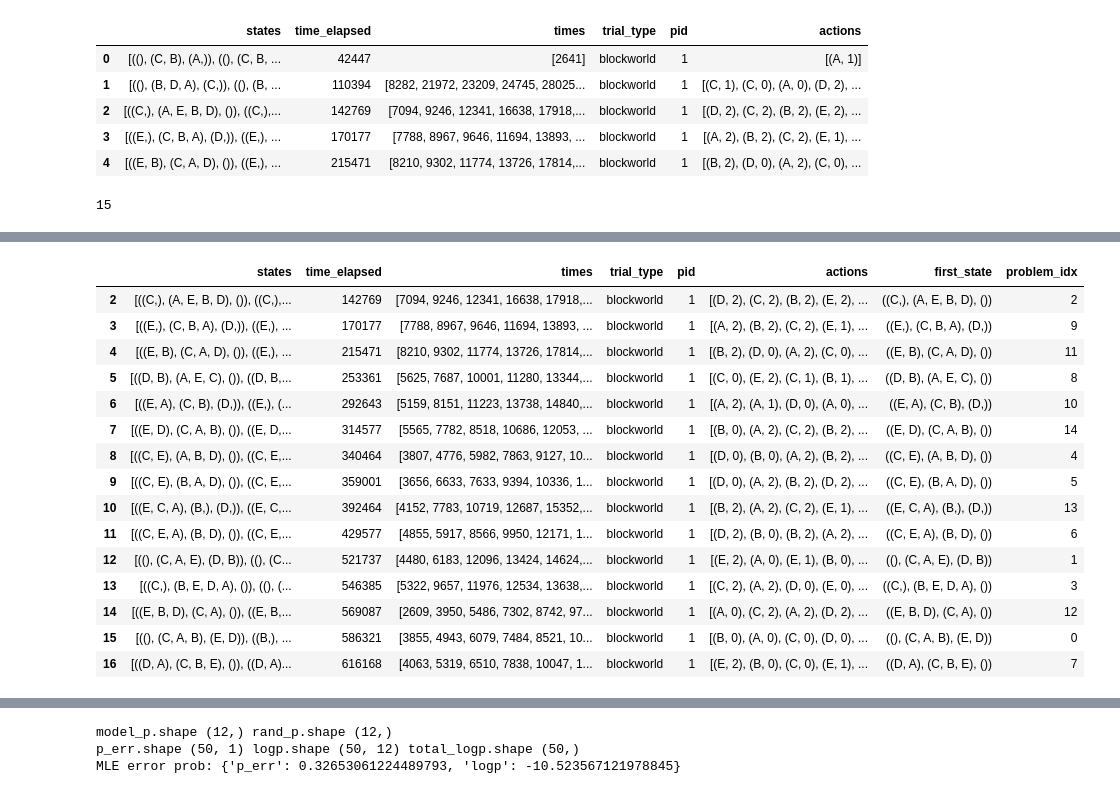
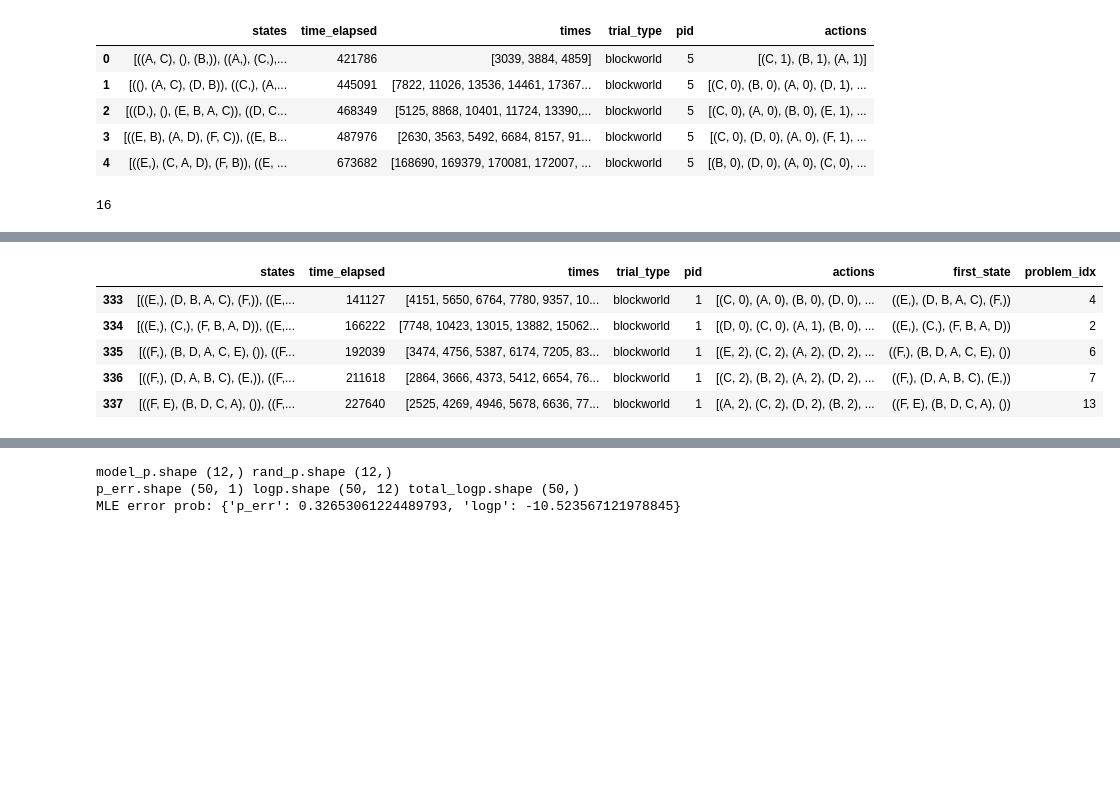
Before and after one commit to fredcallaway/multigoals, a Jupyter notebook: analysis/main.ipynb, the cells around one changed output, grey strips where cells are left out. Drawn from its saved outputs; the diff is of its cells as text; code cells hidden in the pictures; blank space fills up the shorter version.

```diff
--- a/analysis/main.ipynb
+++ b/analysis/main.ipynb
@@ -19,6 +22,6 @@ import blockworld
 import model
 # %%
 from utils import get_data
-version = '1.0'
+version = '1.1'
 data = get_data(version, '../data')
 df = data['blockworld']
@@ -96,36 +106,38 @@ df['actions'] = actions_col
 df.head()
 # %% [output]
 |  | states | time_elapsed | times | trial_type | pid | actions |
-| 0 | [((), (C, B), (A,)), ((), (C, B, ... | 42447 | [2641] | blockworld | 1 | [(A, 1)] |
-| 1 | [((), (B, D, A), (C,)), ((), (B, ... | 110394 | [8282, 21972, 23209, 24745, 28025... | blockworld | 1 | [(C, 1), (C, 0), (A, 0), (D, 2), ... |
-| 2 | [((C,), (A, E, B, D), ()), ((C,),... | 142769 | [7094, 9246, 12341, 16638, 17918,... | blockworld | 1 | [(D, 2), (C, 2), (B, 2), (E, 2), ... |
-| 3 | [((E,), (C, B, A), (D,)), ((E,), ... | 170177 | [7788, 8967, 9646, 11694, 13893, ... | blockworld | 1 | [(A, 2), (B, 2), (C, 2), (E, 1), ... |
-| 4 | [((E, B), (C, A, D), ()), ((E,), ... | 215471 | [8210, 9302, 11774, 13726, 17814,... | blockworld | 1 | [(B, 2), (D, 0), (A, 2), (C, 0), ... |
+| 0 | [((A, C), (), (B,)), ((A,), (C,),... | 421786 | [3039, 3884, 4859] | blockworld | 5 | [(C, 1), (B, 1), (A, 1)] |
+| 1 | [((), (A, C), (D, B)), ((C,), (A,... | 445091 | [7822, 11026, 13536, 14461, 17367... | blockworld | 5 | [(C, 0), (B, 0), (A, 0), (D, 1), ... |
+| 2 | [((D,), (), (E, B, A, C)), ((D, C... | 468349 | [5125, 8868, 10401, 11724, 13390,... | blockworld | 5 | [(C, 0), (A, 0), (B, 0), (E, 1), ... |
+| 3 | [((E, B), (A, D), (F, C)), ((E, B... | 487976 | [2630, 3563, 5492, 6684, 8157, 91... | blockworld | 5 | [(C, 0), (D, 0), (A, 0), (F, 1), ... |
+| 4 | [((E,), (C, A, D), (F, B)), ((E, ... | 673682 | [168690, 169379, 170081, 172007, ... | blockworld | 5 | [(B, 0), (D, 0), (A, 0), (C, 0), ... |
 # %%
 unique_problems = set([s[0] for s in df.states])
-unique_problems_5block = [
-    p for p in unique_problems
-    if sum(len(col) for col in p) == 5
-]
+unique_problems_by_block = {}
+for p in unique_problems:
+    unique_problems_by_block.setdefault(blockworld.Blockworld.count_blocks(p), []).append(p)
+
+problems_to_analyze = sorted(unique_problems_by_block[6])
+
 # Sorting so that we can ensure things are more consistent and interpretable across re-runs.
-unique_problems_5block = sorted(unique_problems_5block)
-# We have 15 problems across all people
-len(unique_problems_5block)
+problems_to_analyze = sorted(problems_to_analyze)
+# We have 16 problems across all people
+len(problems_to_analyze)
 # %% [output]
-15
+16
 # %%
 # Make a filtered df with problem_idx to simplify some things later on
 
-fiveblock = df.copy()
-fiveblock['first_state'] = fiveblock.states.apply(lambda s: s[0])
-fiveblock = fiveblock[fiveblock.first_state.apply(lambda s: len([block for col in s for block in col])) == 5]
-fiveblock['problem_idx'] = fiveblock.first_state.apply(lambda s: unique_problems_5block.index(s))
+df_to_analyze = df.copy()
+df_to_analyze['first_state'] = df_to_analyze.states.apply(lambda s: s[0])
+df_to_analyze = df_to_analyze[df_to_analyze.first_state.apply(lambda s: blockworld.Blockworld.count_blocks(s) == 6)]
+df_to_analyze['problem_idx'] = df_to_analyze.first_state.apply(lambda s: problems_to_analyze.index(s))
 
 pid = 1
-print('Listing unique 5-block problems and their index.')
-for idx, item in enumerate(unique_problems_5block):
+print('Listing unique problems and their index.')
+for idx, item in enumerate(problems_to_analyze):
     print(idx, item)
-print('first five', np.array(unique_problems_5block)[fiveblock[df.pid==pid].problem_idx.values[:5]])
+print('first five', np.array(problems_to_analyze)[df_to_analyze[df.pid==pid].problem_idx.values[:5]])
 print('should start same as first five here:')
-fiveblock[df.pid==pid]
+df_to_analyze[df.pid==pid].head(5)
 # %% [output]
@@ -148,17 +160,7 @@ Listing unique 5-block problems and their index.
 should start same as first five here:
 |  | states | time_elapsed | times | trial_type | pid | actions | first_state | problem_idx |
-| 2 | [((C,), (A, E, B, D), ()), ((C,),... | 142769 | [7094, 9246, 12341, 16638, 17918,... | blockworld | 1 | [(D, 2), (C, 2), (B, 2), (E, 2), ... | ((C,), (A, E, B, D), ()) | 2 |
-| 3 | [((E,), (C, B, A), (D,)), ((E,), ... | 170177 | [7788, 8967, 9646, 11694, 13893, ... | blockworld | 1 | [(A, 2), (B, 2), (C, 2), (E, 1), ... | ((E,), (C, B, A), (D,)) | 9 |
-| 4 | [((E, B), (C, A, D), ()), ((E,), ... | 215471 | [8210, 9302, 11774, 13726, 17814,... | blockworld | 1 | [(B, 2), (D, 0), (A, 2), (C, 0), ... | ((E, B), (C, A, D), ()) | 11 |
-| 5 | [((D, B), (A, E, C), ()), ((D, B,... | 253361 | [5625, 7687, 10001, 11280, 13344,... | blockworld | 1 | [(C, 0), (E, 2), (C, 1), (B, 1), ... | ((D, B), (A, E, C), ()) | 8 |
-| 6 | [((E, A), (C, B), (D,)), ((E,), (... | 292643 | [5159, 8151, 11223, 13738, 14840,... | blockworld | 1 | [(A, 2), (A, 1), (D, 0), (A, 0), ... | ((E, A), (C, B), (D,)) | 10 |
-| 7 | [((E, D), (C, A, B), ()), ((E, D,... | 314577 | [5565, 7782, 8518, 10686, 12053, ... | blockworld | 1 | [(B, 0), (A, 2), (C, 2), (B, 2), ... | ((E, D), (C, A, B), ()) | 14 |
-| 8 | [((C, E), (A, B, D), ()), ((C, E,... | 340464 | [3807, 4776, 5982, 7863, 9127, 10... | blockworld | 1 | [(D, 0), (B, 0), (A, 2), (B, 2), ... | ((C, E), (A, B, D), ()) | 4 |
-| 9 | [((C, E), (B, A, D), ()), ((C, E,... | 359001 | [3656, 6633, 7633, 9394, 10336, 1... | blockworld | 1 | [(D, 0), (A, 2), (B, 2), (D, 2), ... | ((C, E), (B, A, D), ()) | 5 |
-| 10 | [((E, C, A), (B,), (D,)), ((E, C,... | 392464 | [4152, 7783, 10719, 12687, 15352,... | blockworld | 1 | [(B, 2), (A, 2), (C, 2), (E, 1), ... | ((E, C, A), (B,), (D,)) | 13 |
-| 11 | [((C, E, A), (B, D), ()), ((C, E,... | 429577 | [4855, 5917, 8566, 9950, 12171, 1... | blockworld | 1 | [(D, 2), (B, 0), (B, 2), (A, 2), ... | ((C, E, A), (B, D), ()) | 6 |
-| 12 | [((), (C, A, E), (D, B)), ((), (C... | 521737 | [4480, 6183, 12096, 13424, 14624,... | blockworld | 1 | [(E, 2), (A, 0), (E, 1), (B, 0), ... | ((), (C, A, E), (D, B)) | 1 |
-| 13 | [((C,), (B, E, D, A), ()), ((), (... | 546385 | [5322, 9657, 11976, 12534, 13638,... | blockworld | 1 | [(C, 2), (A, 2), (D, 0), (E, 0), ... | ((C,), (B, E, D, A), ()) | 3 |
-| 14 | [((E, B, D), (C, A), ()), ((E, B,... | 569087 | [2609, 3950, 5486, 7302, 8742, 97... | blockworld | 1 | [(A, 0), (C, 2), (A, 2), (D, 2), ... | ((E, B, D), (C, A), ()) | 12 |
-| 15 | [((), (C, A, B), (E, D)), ((B,), ... | 586321 | [3855, 4943, 6079, 7484, 8521, 10... | blockworld | 1 | [(B, 0), (A, 0), (C, 0), (D, 0), ... | ((), (C, A, B), (E, D)) | 0 |
-| 16 | [((D, A), (C, B, E), ()), ((D, A)... | 616168 | [4063, 5319, 6510, 7838, 10047, 1... | blockworld | 1 | [(E, 2), (B, 0), (C, 0), (E, 1), ... | ((D, A), (C, B, E), ()) | 7 |
+| 333 | [((E,), (D, B, A, C), (F,)), ((E,... | 141127 | [4151, 5650, 6764, 7780, 9357, 10... | blockworld | 1 | [(C, 0), (A, 0), (B, 0), (D, 0), ... | ((E,), (D, B, A, C), (F,)) | 4 |
+| 334 | [((E,), (C,), (F, B, A, D)), ((E,... | 166222 | [7748, 10423, 13015, 13882, 15062... | blockworld | 1 | [(D, 0), (C, 0), (A, 1), (B, 0), ... | ((E,), (C,), (F, B, A, D)) | 2 |
+| 335 | [((F,), (B, D, A, C, E), ()), ((F... | 192039 | [3474, 4756, 5387, 6174, 7205, 83... | blockworld | 1 | [(E, 2), (C, 2), (A, 2), (D, 2), ... | ((F,), (B, D, A, C, E), ()) | 6 |
+| 336 | [((F,), (D, A, B, C), (E,)), ((F,... | 211618 | [2864, 3666, 4373, 5412, 6654, 76... | blockworld | 1 | [(C, 2), (B, 2), (A, 2), (D, 2), ... | ((F,), (D, A, B, C), (E,)) | 7 |
+| 337 | [((F, E), (B, D, C, A), ()), ((F,... | 227640 | [2525, 4269, 4946, 5678, 6636, 77... | blockworld | 1 | [(A, 2), (C, 2), (D, 2), (B, 2), ... | ((F, E), (B, D, C, A), ()) | 13 |
```
Also changed, not shown: parts of 20 cells of this notebook.
